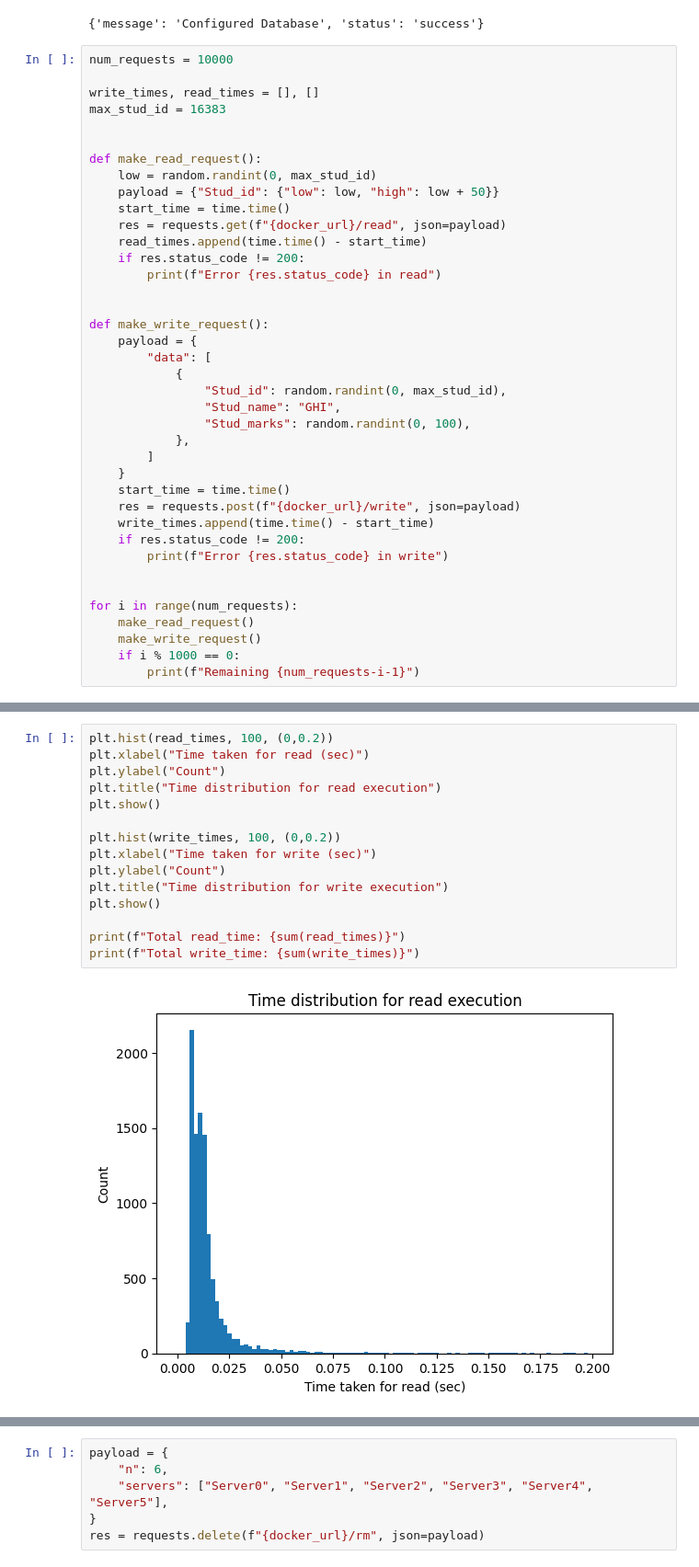
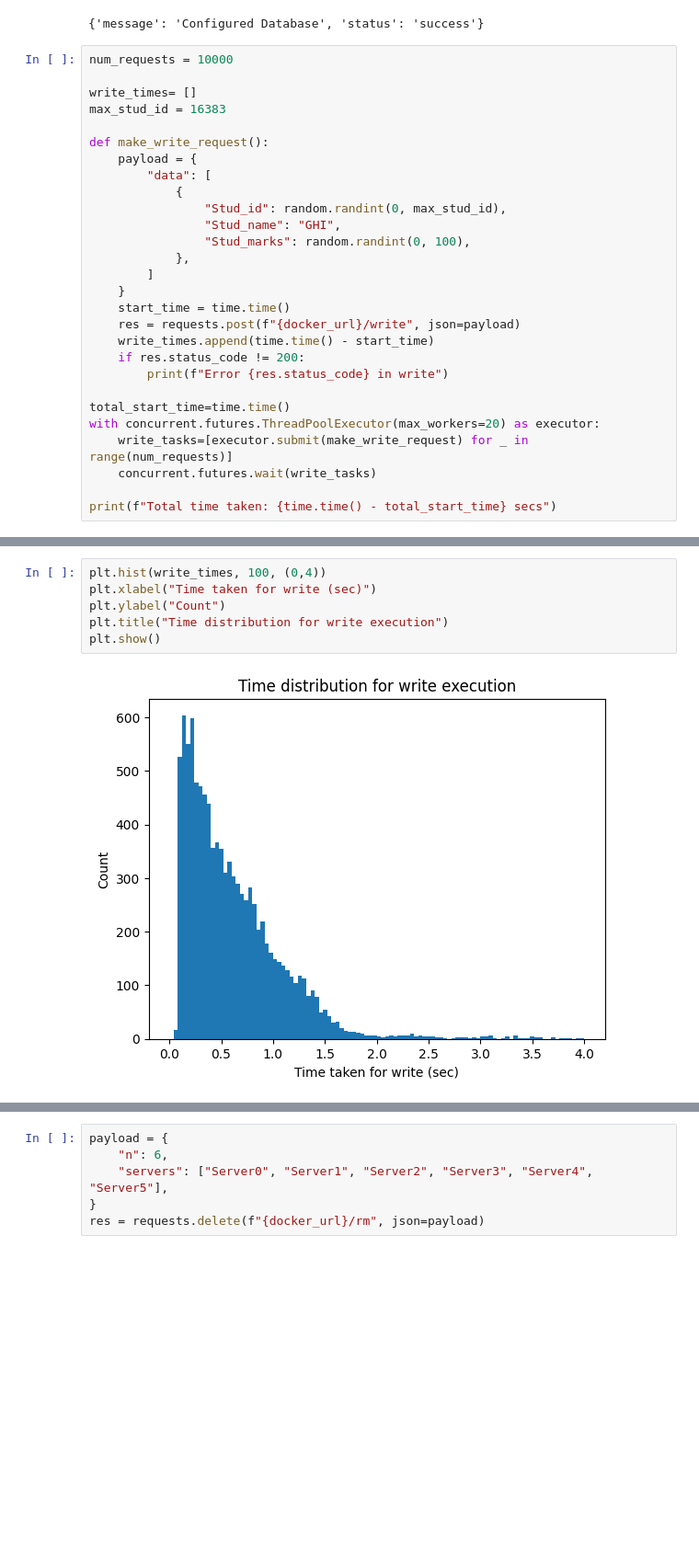
Before and after one commit to Bbiswabasu/CS60002, a Jupyter notebook: Assignment2/analysis.ipynb, the cells around one changed output, grey strips where cells are left out. Shown: that part at 92% size. Drawn from its saved outputs; the diff is of its cells as text; blank space fills up the shorter version.

Commit message:
Implemented concurrent requests in the Ipynb analysis

```diff
--- a/Assignment2/analysis.ipynb
+++ b/Assignment2/analysis.ipynb
@@ -43,19 +43,8 @@ print(res.json())
 # %%
 num_requests = 10000
 
-write_times, read_times = [], []
+write_times= []
 max_stud_id = 16383
-
-
-def make_read_request():
-    low = random.randint(0, max_stud_id)
-    payload = {"Stud_id": {"low": low, "high": low + 50}}
-    start_time = time.time()
-    res = requests.get(f"{docker_url}/read", json=payload)
-    read_times.append(time.time() - start_time)
-    if res.status_code != 200:
-        print(f"Error {res.status_code} in read")
-
 
 def make_write_request():
     payload = {
@@ -73,10 +62,10 @@ def make_write_request():
     if res.status_code != 200:
         print(f"Error {res.status_code} in write")
 
+total_start_time=time.time()
+with concurrent.futures.ThreadPoolExecutor(max_workers=20) as executor:
+    write_tasks=[executor.submit(make_write_request) for _ in range(num_requests)]
+    concurrent.futures.wait(write_tasks)
 
-for i in range(num_requests):
-    make_read_request()
-    make_write_request()
-    if i % 1000 == 0:
-        print(f"Remaining {num_requests-i-1}")
+print(f"Total time taken: {time.time() - total_start_time} secs")
 # %% [output]
@@ -100,17 +73,8 @@ Error 500 in write
 # %%
-plt.hist(read_times, 100, (0,0.2))
-plt.xlabel("Time taken for read (sec)")
-plt.ylabel("Count")
-plt.title("Time distribution for read execution")
-plt.show()
-
-plt.hist(write_times, 100, (0,0.2))
+plt.hist(write_times, 100, (0,4))
 plt.xlabel("Time taken for write (sec)")
 plt.ylabel("Count")
 plt.title("Time distribution for write execution")
 plt.show()
-
-print(f"Total read_time: {sum(read_times)}")
-print(f"Total write_time: {sum(write_times)}")
 # %% [output]
-[figure, old version]
+[figure, new version]
```
Also changed, not shown: parts of 15 cells of this notebook, 1 other file.
